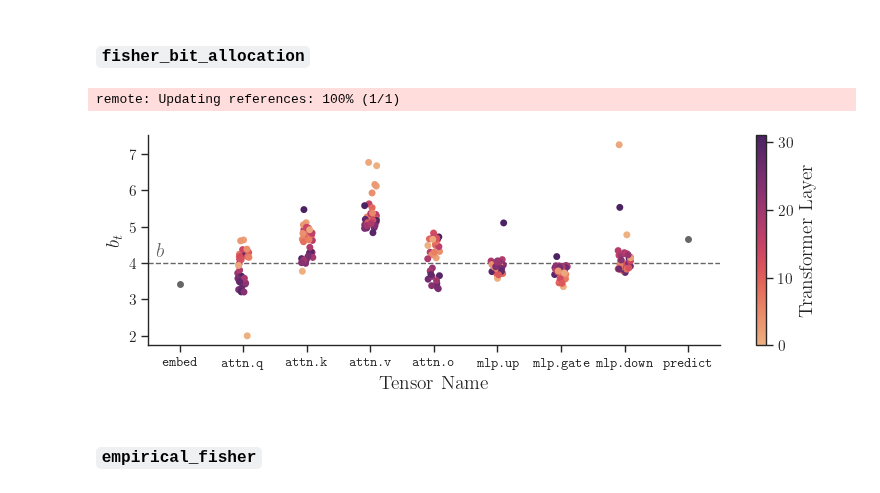
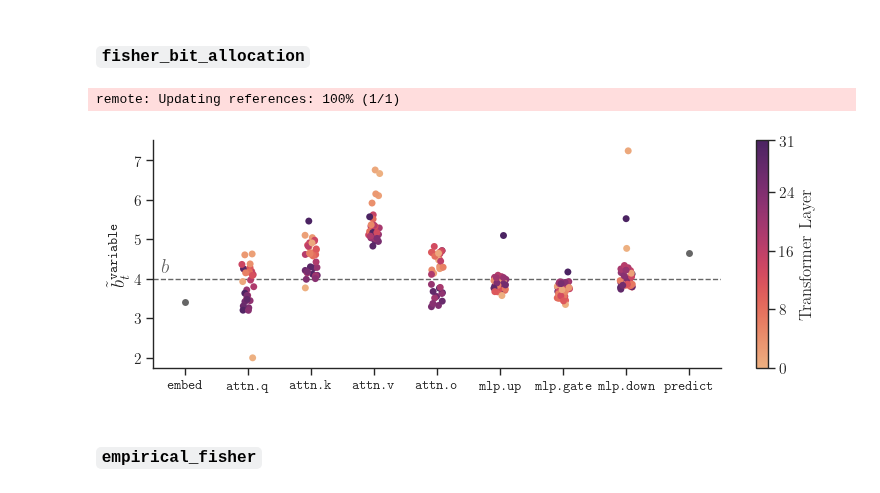
Before and after one commit to graphcore-research/llama-mobile-vlm, a Jupyter notebook: 20250127-FormatsCascade/AnalysisModelFormats.ipynb, the cells around one changed output. Cells and saved outputs as stored; diff of their text form; code cells hidden in the pictures.

```diff
--- a/20250127-FormatsCascade/AnalysisModelFormats.ipynb
+++ b/20250127-FormatsCascade/AnalysisModelFormats.ipynb
@@ -275,28 +273,29 @@ df["layer"] = df.parameter.apply(lambda s: int(re.search(r"(\d+)", s).group()) i
 # %%
 types = dict(embed_tokens="embed", q_proj="attn.q", k_proj="attn.k", v_proj="attn.v", o_proj="attn.o",
              up_proj="mlp.up", gate_proj="mlp.gate", down_proj="mlp.down", lm_head="predict")
 
 _, ax = plt.subplots()
 sns.stripplot(data=df, y="bits", x="type", order=types, hue="layer", palette=plot_utils.SEQ_PALETTE, ax=ax)
 sns.stripplot(data=df[df.layer.isna()], y="bits", x="type", order=types, ax=ax, color="#666")
 ax.axhline(average_bits, color="#666", lw=1, ls="--")
 ax.annotate("$b$", [0, average_bits], (-17, 5), textcoords="offset points", color="#666")
 
 ax.set_xticks(range(len(types)))
 ax.set_xticklabels([f"\\texttt{{{types[label.get_text()]}}}" for label in ax.get_xticklabels()], fontsize=10)
-ax.set_xlabel("Tensor Name")
-ax.set_ylabel(r"$b_t$")
+ax.set_ylabel(r"$\tilde{b}_t^{\;\texttt{variable}}$")
+ax.set_xlabel("")
 
 ax.legend_.remove()
 sm = matplotlib.cm.ScalarMappable(norm=matplotlib.colors.Normalize(0, df.layer.max()), cmap=plot_utils.SEQ_PALETTE)
-cbar = plt.colorbar(sm, ax=ax)
-cbar.set_label("Transformer Layer")
+cbar = ax.figure.colorbar(sm, ax=ax)
+cbar.set_label("Transformer Layer", fontsize=12)
+cbar.set_ticks([0, 8, 16, 24, 31])
 
 plot_utils.tidy(ax.figure)
 plot_utils.save("fisher_bit_allocation")
 # %% [output]
 remote: Updating references: 100% (1/1)
-[figure, old version]
+[figure, new version]
 # %% [markdown]
 ### `empirical_fisher`
 # %%
```
Also changed, not shown: parts of 1 cell of this notebook, 2 other files.
